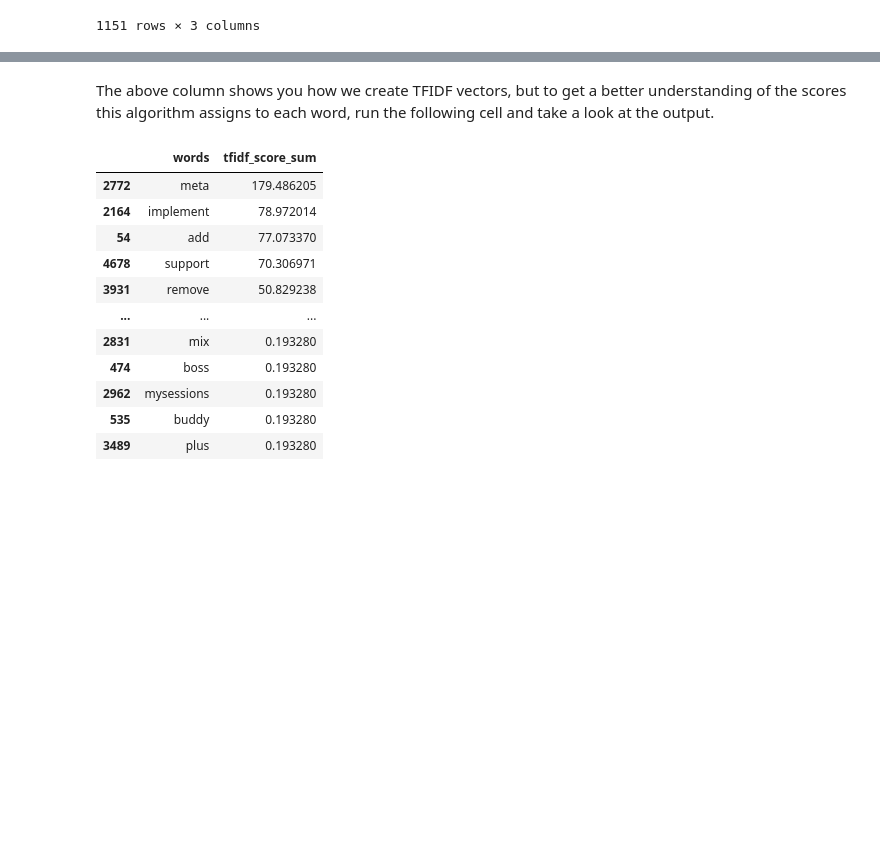
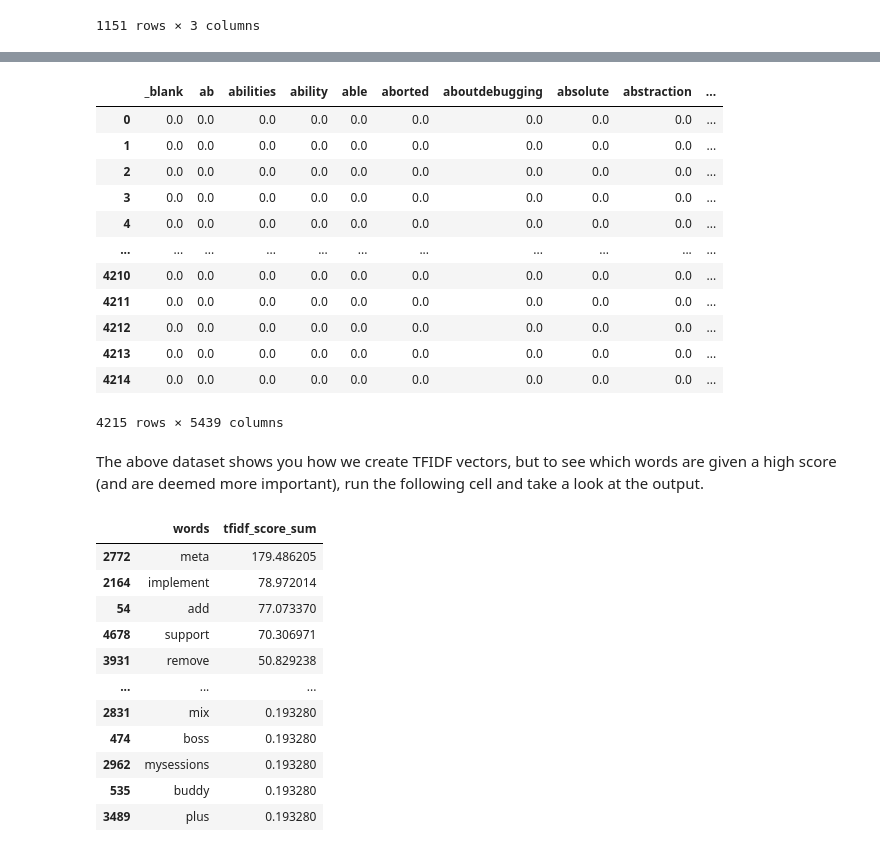
Before and after one commit to MaQuest/RE2022_Tutorial, a Jupyter notebook: 4. Working with data and ML.ipynb, the cells around one changed output, grey strips where cells are left out. Cells and saved outputs as stored; diff of their text form; code cells hidden in the pictures; blank space fills up the shorter version.

```diff
--- a/4. Working with data and ML.ipynb
+++ b/4. Working with data and ML.ipynb
@@ -497,8 +549,31 @@ tf_idf = TfidfVectorizer()
 
 #applying tf idf to training data
 X = tf_idf.fit_transform(df.loc[:, 'cleaned_text']).toarray()
+# %%
+X_tfidf_df = pd.DataFrame(X)
+X_tfidf_df.columns = tf_idf.get_feature_names_out()
+
+# we have to change None to a small number to see a concatenated version of the matrix
+pd.set_option('display.max_columns', 20)
+
+
+X_tfidf_df
+# %% [output]
+|  | _blank | ab | abilities | ability | able | aborted | aboutdebugging | absolute | abstraction | ... |
+| 0 | 0.0 | 0.0 | 0.0 | 0.0 | 0.0 | 0.0 | 0.0 | 0.0 | 0.0 | ... |
+| 1 | 0.0 | 0.0 | 0.0 | 0.0 | 0.0 | 0.0 | 0.0 | 0.0 | 0.0 | ... |
+| 2 | 0.0 | 0.0 | 0.0 | 0.0 | 0.0 | 0.0 | 0.0 | 0.0 | 0.0 | ... |
+| 3 | 0.0 | 0.0 | 0.0 | 0.0 | 0.0 | 0.0 | 0.0 | 0.0 | 0.0 | ... |
+| 4 | 0.0 | 0.0 | 0.0 | 0.0 | 0.0 | 0.0 | 0.0 | 0.0 | 0.0 | ... |
+| ... | ... | ... | ... | ... | ... | ... | ... | ... | ... | ... |
+| 4210 | 0.0 | 0.0 | 0.0 | 0.0 | 0.0 | 0.0 | 0.0 | 0.0 | 0.0 | ... |
+| 4211 | 0.0 | 0.0 | 0.0 | 0.0 | 0.0 | 0.0 | 0.0 | 0.0 | 0.0 | ... |
+| 4212 | 0.0 | 0.0 | 0.0 | 0.0 | 0.0 | 0.0 | 0.0 | 0.0 | 0.0 | ... |
+| 4213 | 0.0 | 0.0 | 0.0 | 0.0 | 0.0 | 0.0 | 0.0 | 0.0 | 0.0 | ... |
+| 4214 | 0.0 | 0.0 | 0.0 | 0.0 | 0.0 | 0.0 | 0.0 | 0.0 | 0.0 | ... |
+4215 rows × 5439 columns
 # %% [markdown]
-The above column shows you how we create TFIDF vectors, but to get a better understanding of the scores this algorithm assigns to each word, run the following cell and take a look at the output.
+The above dataset shows you how we create TFIDF vectors, but to see which words are given a high score (and are deemed more important), run the following cell and take a look at the output.
 # %%
 def get_tfidf_words_and_array(text_arrays):
 
```
Also changed, not shown: parts of 45 cells of this notebook.
